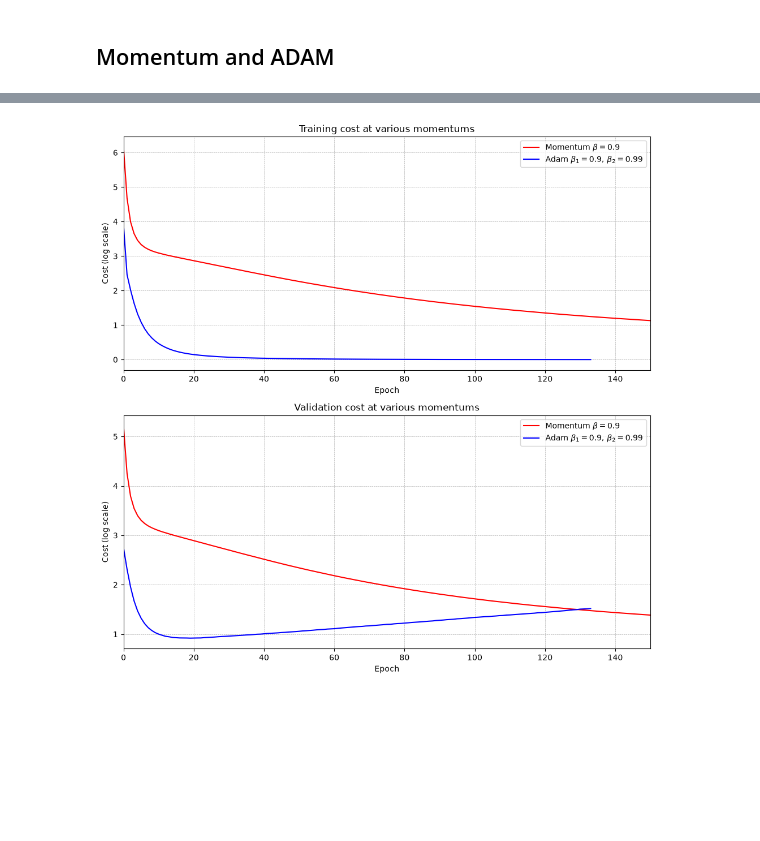
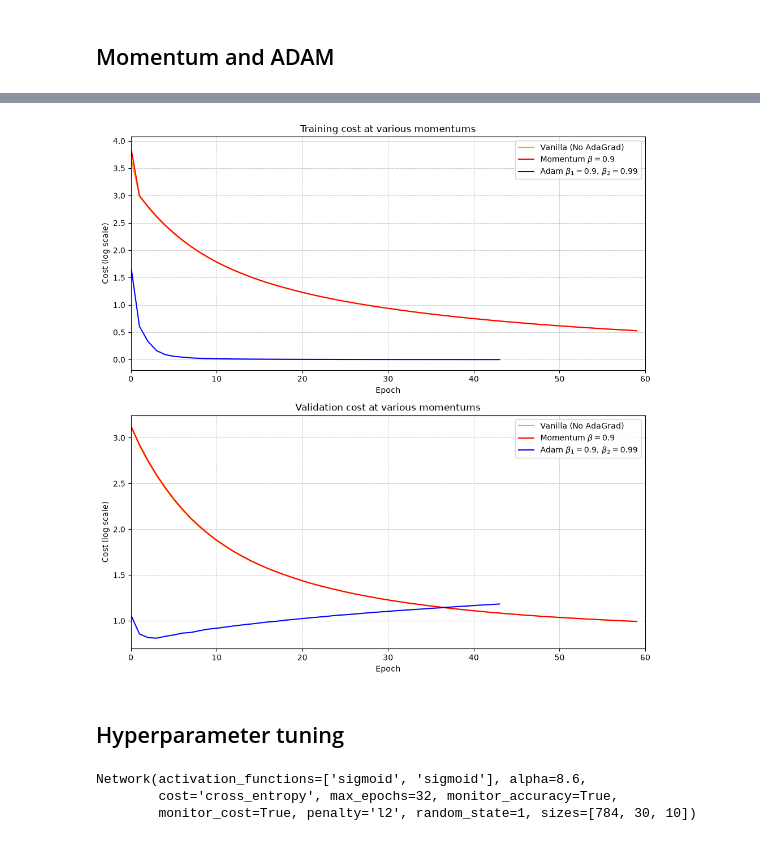
Before and after one commit to svd-jelo/deep-learning, a Jupyter notebook: 202-optimization-methods.ipynb, the cells around one changed output, grey strips where cells are left out. Saved outputs shown, nothing was run; the diff lists cells and outputs as text; code cells hidden in the pictures; blank space fills up the shorter version.

```diff
--- a/202-optimization-methods.ipynb
+++ b/202-optimization-methods.ipynb
@@ -21,10 +20,10 @@ X_test, y_test = load_examples_mnist(n_samples=10000,
 
 X_train, X_val, y_train, y_val = train_test_split(X, y, test_size=0.9, random_state=1)
 
-sizes = [X_train.shape[1], 30, 10]
+sizes = [X_train.shape[1], 100, 10]
 activation_functions = ['sigmoid', 'sigmoid']
 mini_batch_size = 10
-max_epochs = 400
+max_epochs = 60
 
 scaler = StandardScaler()
 encoder = LabelBinarizer()
@@ -50,9 +49,9 @@ def plot_train_test_accuracy(net: Network, ax=None, **kwargs):
 ## Momentum and ADAM
 # %%
 net = Network(sizes, activation_functions, mini_batch_size=mini_batch_size, cost="cross_entropy", init_method="naive",
-              max_epochs=max_epochs, random_state=1, verbose=True, monitor_cost=True, monitor_accuracy=True, learning_rate=0.0025)
-opts = [MomentumOptimizer(0.9), AdamOptimizer()]
-colors = ['red', 'blue']
+              max_epochs=max_epochs, random_state=1, verbose=True, monitor_cost=True, monitor_accuracy=True, learning_rate=0.009)
+opts = [None, MomentumOptimizer(0.9), AdamOptimizer()]
+colors = ['orange', 'red', 'blue']
 train_costs = []
 val_costs = []
 for opt in opts:
@@ -71,24 +80,27 @@ epoch: 133, cost: 0.0009662667404481306
 # %%
 fig,axs = plt.subplots(2,1,figsize=(10,10))
-labels = [rf"Momentum $\beta=0.9$",
+labels = [rf"Vanilla (No AdaGrad)",
+          rf"Momentum $\beta=0.9$",
           rf"Adam $\beta_1=0.9,\, \beta_2=0.99$"]
 for color, label, train_cost, val_cost in zip(colors, labels, train_costs, val_costs):
     axs[0].plot(range(len(train_cost)), train_cost, '-', c=color, label=label, mfc=color, mec='k')
     axs[1].plot(range(len(val_cost)), val_cost, '-', c=color, label=label, mfc=color, mec='k')
 
 titles = ['Training cost at various momentums', 'Validation cost at various momentums']
-xlims = [(0,150),(0,150)]
+xlims = [(0,60),(0,60)]
 yscales = ['linear', 'linear']
 for ax,title,xlim,yscale in zip(axs.flatten(), titles, xlims, yscales):
     ax.grid(visible=True, axis="both", which="major", linestyle="--", linewidth="0.5")
     ax.set_xlim(xlim)
     ax.set_xlabel('Epoch')
     ax.set_ylabel("Cost (log scale)")
     ax.set_yscale(yscale)
     ax.legend()
     ax.set_title(title)
 
 plt.tight_layout()
 plt.show()
 # %% [output]
-[figure, old version]
+[figure, new version]
+# %% [markdown]
+## Hyperparameter tuning
@@ -94,0 +122,15 @@ plt.show()
+# %%
+sizes = [X_train.shape[1], 30, 10]
+activation_functions = ['sigmoid', 'sigmoid']
+mini_batch_size = 10
+max_epochs = 32
+
+net = Network(sizes, activation_functions, mini_batch_size=mini_batch_size, cost="cross_entropy", init_method="naive",
+              max_epochs=32, random_state=1, verbose=False, monitor_cost=True, monitor_accuracy=True, learning_rate=0.1,
+              penalty='l2', alpha=8.6)
+
+net.fit(X_train_t, y_train_t, X_val_t, y_val_t)
+# %% [output]
+Network(activation_functions=['sigmoid', 'sigmoid'], alpha=8.6,
+        cost='cross_entropy', max_epochs=32, monitor_accuracy=True,
+        monitor_cost=True, penalty='l2', random_state=1, sizes=[784, 30, 10])
```
Also changed, not shown: parts of 14 cells of this notebook.
